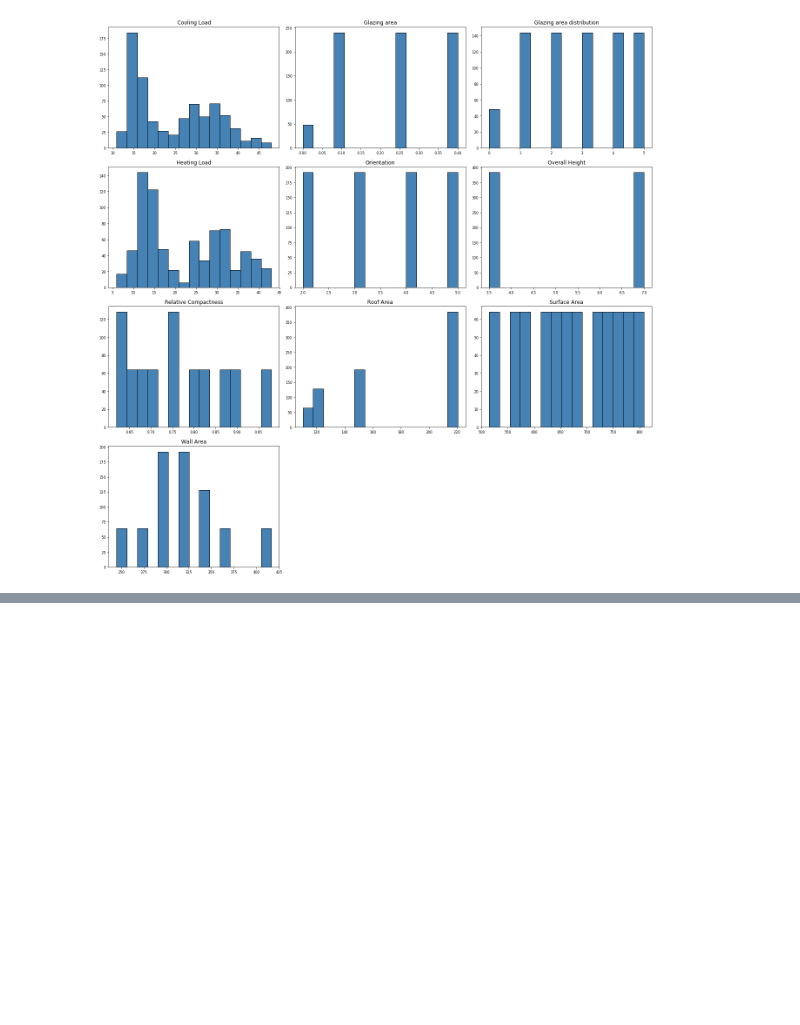
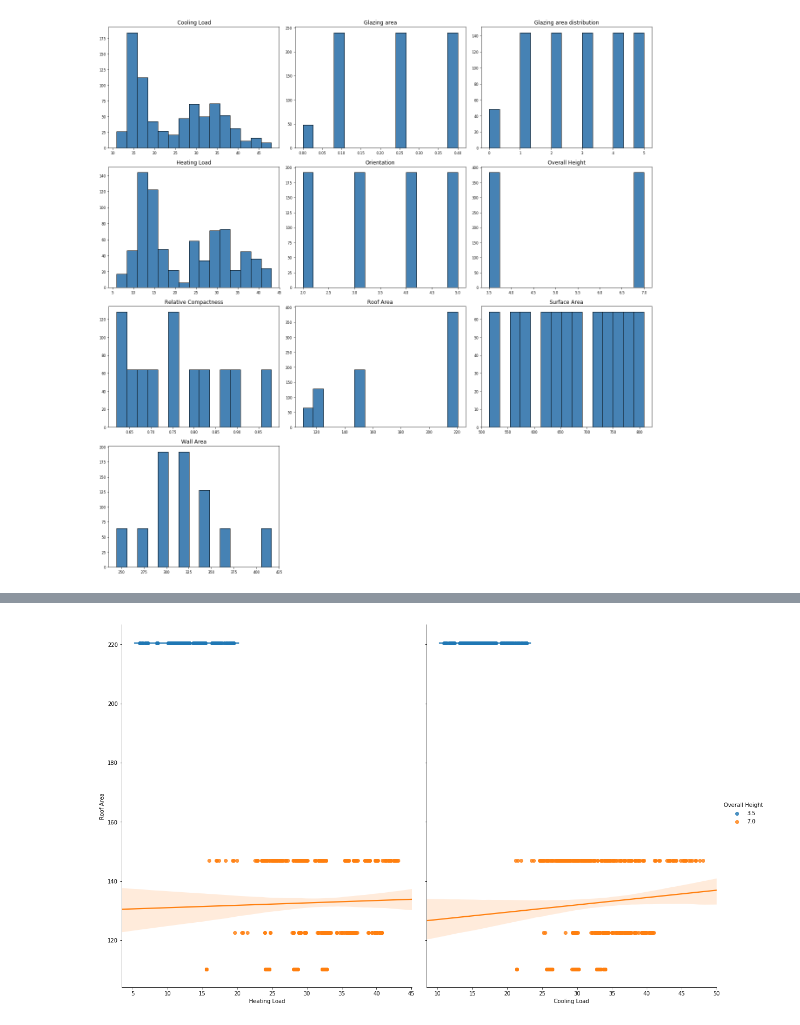
Before and after one commit to hwhh/CS5014P1, a Jupyter notebook: src/visualizations.ipynb, the cells around one changed output, grey strips where cells are left out. Saved outputs shown, nothing was run; the diff lists cells and outputs as text; code cells hidden in the pictures; blank space fills up the shorter version.

Commit message:
adding a visualization notebook

```diff
--- a/src/visualizations.ipynb
+++ b/src/visualizations.ipynb
@@ -102,0 +110,7 @@ t= f.suptitle('ENB Attributes Correlation Heatmap', fontsize=14)
+# %%
+# sns.lmplot(x="Heating Load", y="Cooling Load", hue="Roof Area", col="Overall Height", data=df, )
+
+sns.pairplot(df, x_vars=["Heating Load", "Cooling Load"], y_vars=["Roof Area"],
+             hue="Overall Height", height=10, aspect=.8, kind="reg");
+# %% [output]
+[figure, added]
```
Also changed, not shown: parts of 9 cells of this notebook, 1 other file.
